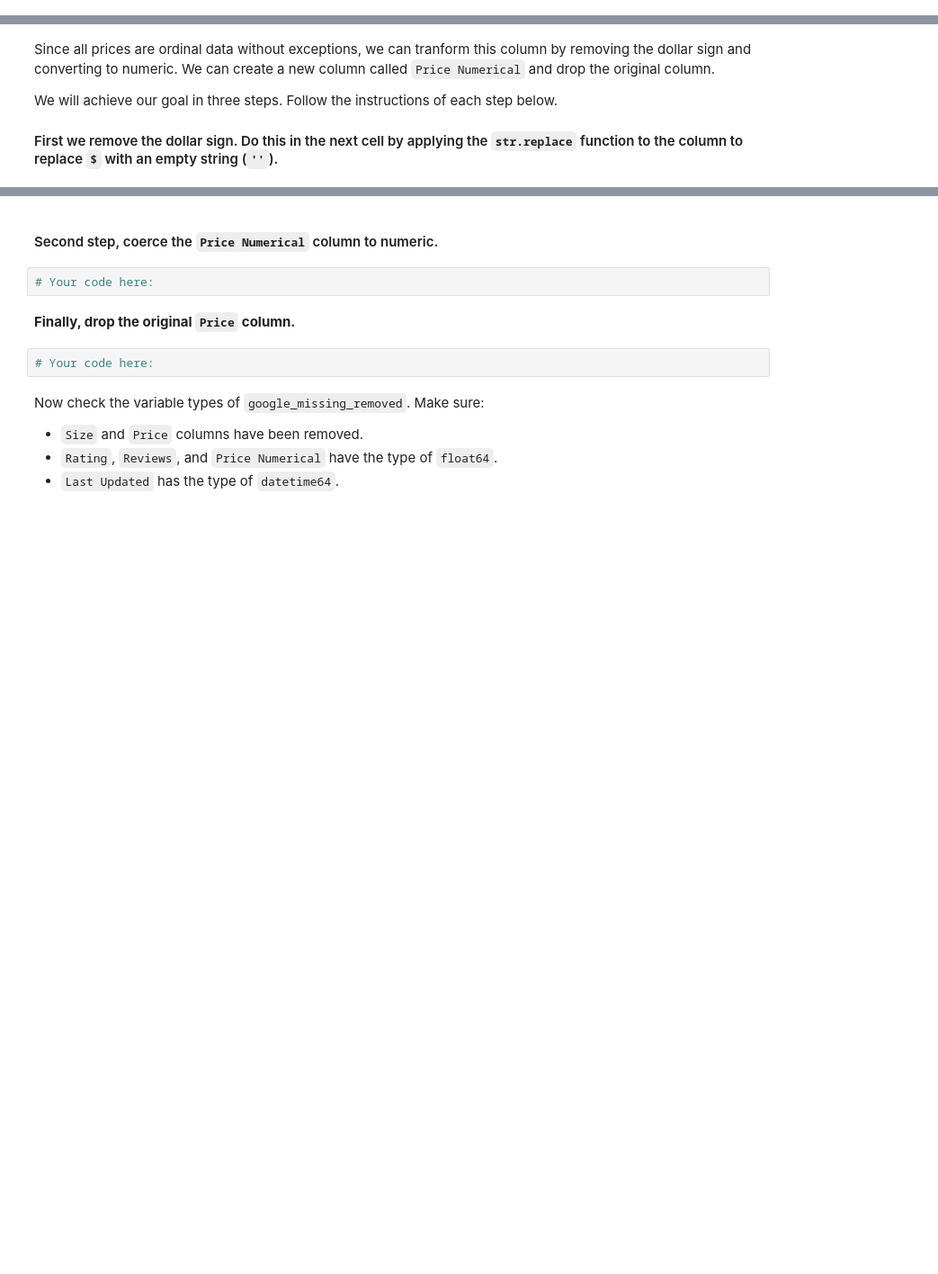
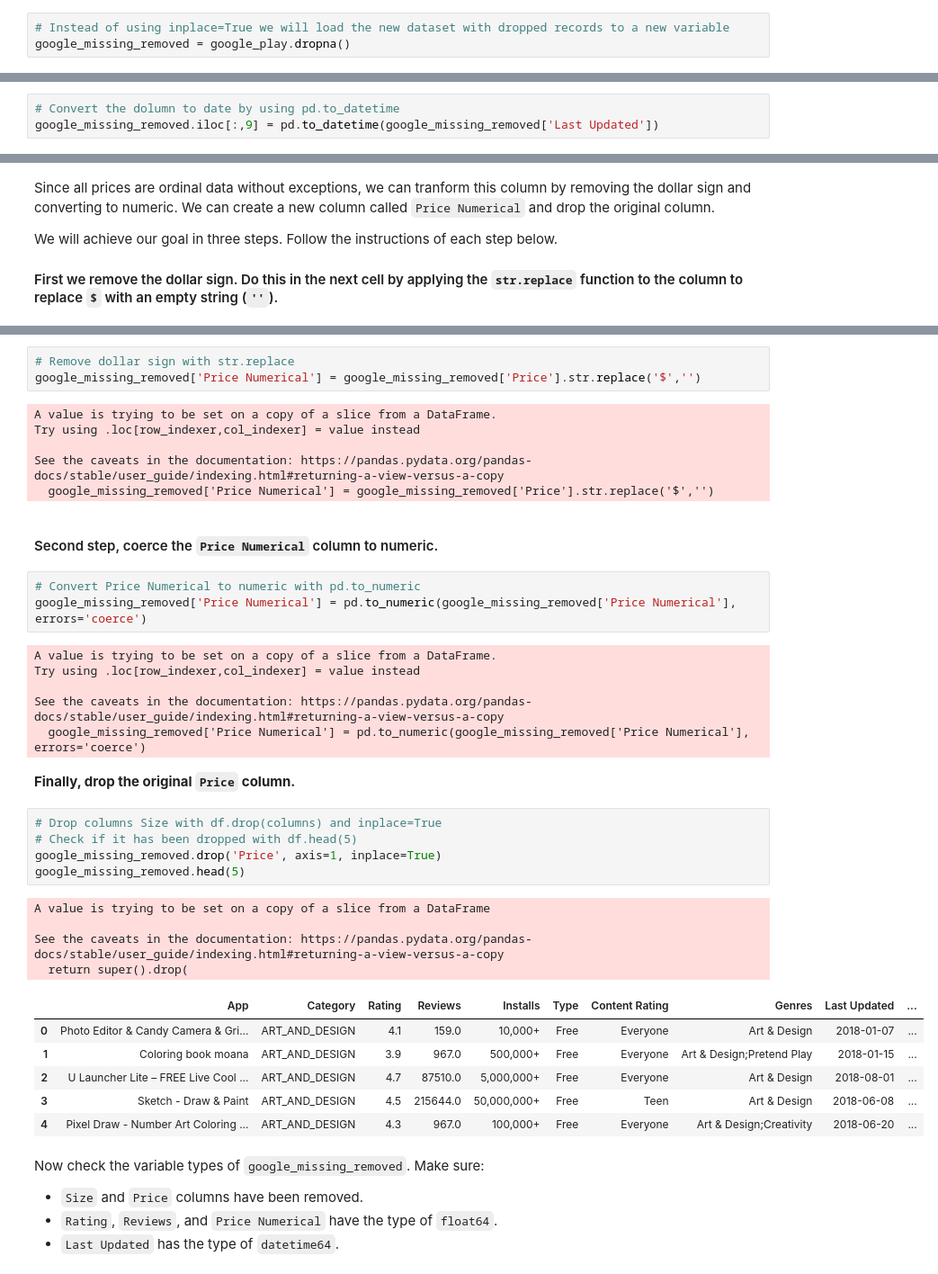
Before and after one commit to ta-datapt-bcn/lab-supervised-learning-feature-extraction, a Jupyter notebook: your-code/notebooks/main.ipynb, the cells around one changed output, grey strips where cells are left out. Shown at 90% size. Drawn from its saved outputs; the diff is of its cells as text; blank space fills up the shorter version.

```diff
--- a/your-code/notebooks/main.ipynb
+++ b/your-code/notebooks/main.ipynb
@@ -153,3 +262,6 @@ In the cell below, remove all rows containing at least one missing value. Use th
+# %%
+# Instead of using inplace=True we will load the new dataset with dropped records to a new variable
+google_missing_removed = google_play.dropna()
 # %% [markdown]
 From now on, we use the `google_missing_removed` variable instead of `google_play`.
 
@@ -160,0 +271,3 @@ The `Last Updated` column seems to contain a date, though it is classified as an
+# %%
+# Convert the dolumn to date by using pd.to_datetime
+google_missing_removed.iloc[:,9] = pd.to_datetime(google_missing_removed['Last Updated'])
@@ -175,11 +305,41 @@ We will achieve our goal in three steps. Follow the instructions of each step be
+# %%
+# Remove dollar sign with str.replace
+google_missing_removed['Price Numerical'] = google_missing_removed['Price'].str.replace('$','')
+# %% [output]
+A value is trying to be set on a copy of a slice from a DataFrame.
+Try using .loc[row_indexer,col_indexer] = value instead
+
+See the caveats in the documentation: https://pandas.pydata.org/pandas-docs/stable/user_guide/indexing.html#returning-a-view-versus-a-copy
+  google_missing_removed['Price Numerical'] = google_missing_removed['Price'].str.replace('$','')
 # %% [markdown]
 #### Second step, coerce the `Price Numerical` column to numeric.
-# %%
-# Your code here:
+# %%
+# Convert Price Numerical to numeric with pd.to_numeric
+google_missing_removed['Price Numerical'] = pd.to_numeric(google_missing_removed['Price Numerical'], errors='coerce')
+# %% [output]
+A value is trying to be set on a copy of a slice from a DataFrame.
+Try using .loc[row_indexer,col_indexer] = value instead
+
+See the caveats in the documentation: https://pandas.pydata.org/pandas-docs/stable/user_guide/indexing.html#returning-a-view-versus-a-copy
+  google_missing_removed['Price Numerical'] = pd.to_numeric(google_missing_removed['Price Numerical'], errors='coerce')
 # %% [markdown]
 **Finally, drop the original `Price` column.**
-# %%
-# Your code here:
+# %%
+# Drop columns Size with df.drop(columns) and inplace=True
+# Check if it has been dropped with df.head(5)
+google_missing_removed.drop('Price', axis=1, inplace=True)
+google_missing_removed.head(5)
+# %% [output]
+A value is trying to be set on a copy of a slice from a DataFrame
+
+See the caveats in the documentation: https://pandas.pydata.org/pandas-docs/stable/user_guide/indexing.html#returning-a-view-versus-a-copy
+  return super().drop(
+|  | App | Category | Rating | Reviews | Installs | Type | Content Rating | Genres | Last Updated | ... |
+| 0 | Photo Editor & Candy Camera & Gri... | ART_AND_DESIGN | 4.1 | 159.0 | 10,000+ | Free | Everyone | Art & Design | 2018-01-07 | ... |
+| 1 | Coloring book moana | ART_AND_DESIGN | 3.9 | 967.0 | 500,000+ | Free | Everyone | Art & Design;Pretend Play | 2018-01-15 | ... |
+| 2 | U Launcher Lite – FREE Live Cool ... | ART_AND_DESIGN | 4.7 | 87510.0 | 5,000,000+ | Free | Everyone | Art & Design | 2018-08-01 | ... |
+| 3 | Sketch - Draw & Paint | ART_AND_DESIGN | 4.5 | 215644.0 | 50,000,000+ | Free | Teen | Art & Design | 2018-06-08 | ... |
+| 4 | Pixel Draw - Number Art Coloring ... | ART_AND_DESIGN | 4.3 | 967.0 | 100,000+ | Free | Everyone | Art & Design;Creativity | 2018-06-20 | ... |
 # %% [markdown]
 Now check the variable types of `google_missing_removed`. Make sure:
 
```
Also changed, not shown: parts of 60 cells of this notebook.
